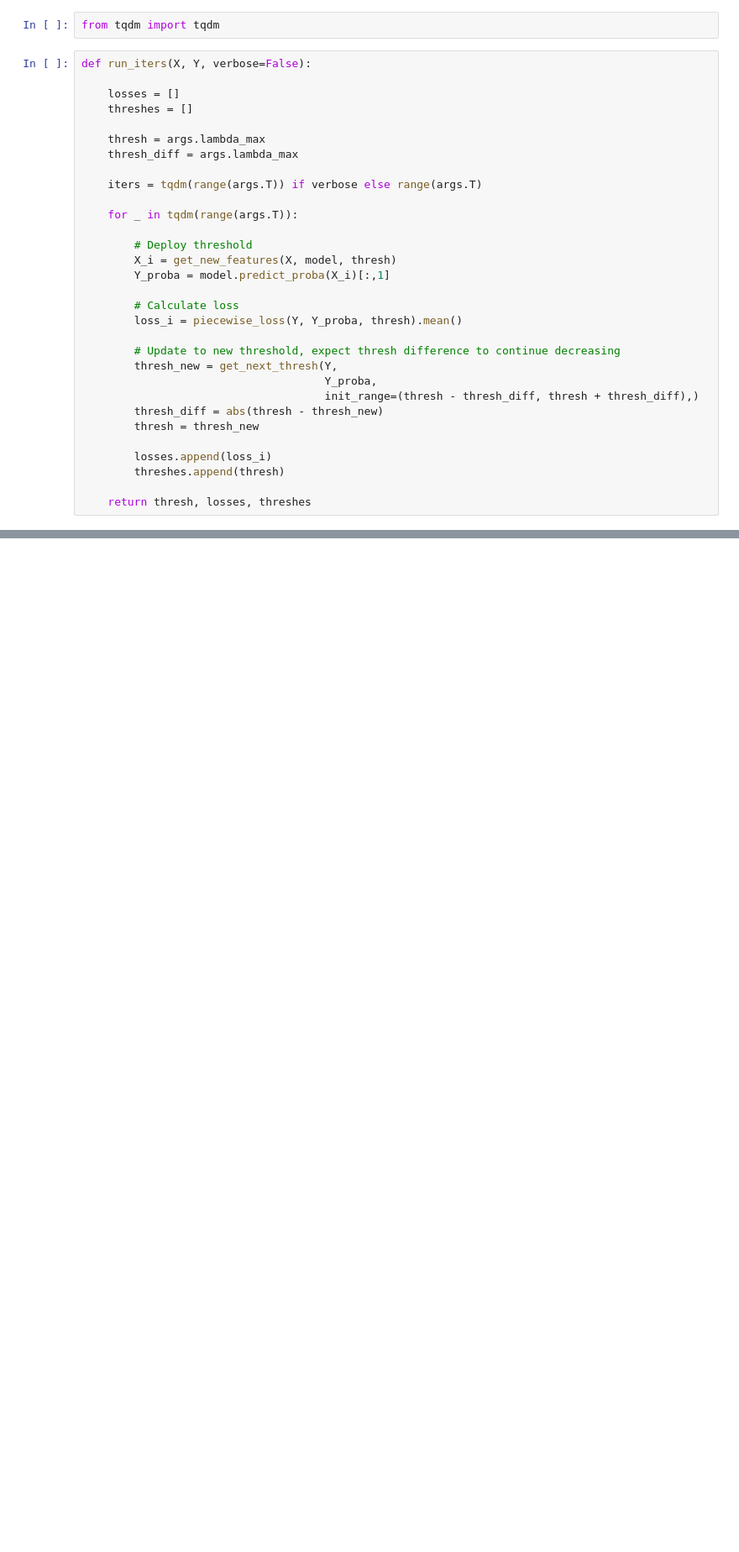
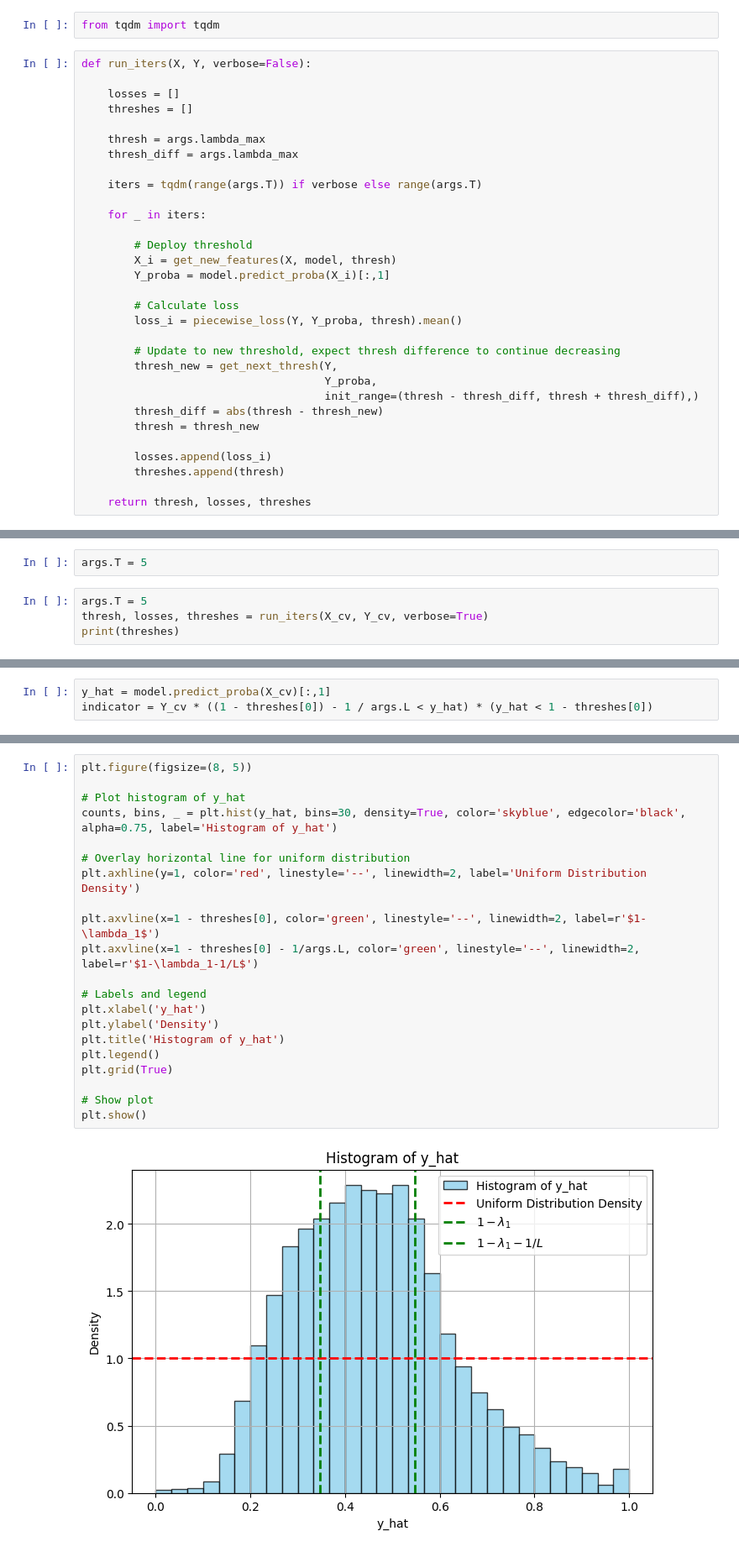
Before and after one commit to livctr/rcpp, a Jupyter notebook: credit-scoring/rcpp-02-19.ipynb, the cells around one changed output, grey strips where cells are left out. Shown at 84% size. Cells and saved outputs as stored; diff of their text form; blank space fills up the shorter version.

```diff
--- a/credit-scoring/rcpp-02-19.ipynb
+++ b/credit-scoring/rcpp-02-19.ipynb
@@ -203,7 +285,7 @@ def run_iters(X, Y, verbose=False):
 
     iters = tqdm(range(args.T)) if verbose else range(args.T)
 
-    for _ in tqdm(range(args.T)):
+    for _ in iters:
 
         # Deploy threshold
         X_i = get_new_features(X, model, thresh)
@@ -256,3 +338,9 @@ def simulate_thresh_sensitivity(X_cv, Y_cv, num_trials=2):
     max_diff = np.max(np.abs(thresh_array - orig_thresh))
 
     return max_diff
+# %%
+args.T = 5
+# %%
+args.T = 5
+thresh, losses, threshes = run_iters(X_cv, Y_cv, verbose=True)
+print(threshes)
@@ -258,0 +353,3 @@ def simulate_thresh_sensitivity(X_cv, Y_cv, num_trials=2):
+# %%
+y_hat = model.predict_proba(X_cv)[:,1]
+indicator = Y_cv * ((1 - threshes[0]) - 1 / args.L < y_hat) * (y_hat < 1 - threshes[0])
@@ -258,0 +368,23 @@ def simulate_thresh_sensitivity(X_cv, Y_cv, num_trials=2):
+# %%
+plt.figure(figsize=(8, 5))
+
+# Plot histogram of y_hat
+counts, bins, _ = plt.hist(y_hat, bins=30, density=True, color='skyblue', edgecolor='black', alpha=0.75, label='Histogram of y_hat')
+
+# Overlay horizontal line for uniform distribution
+plt.axhline(y=1, color='red', linestyle='--', linewidth=2, label='Uniform Distribution Density')
+
+plt.axvline(x=1 - threshes[0], color='green', linestyle='--', linewidth=2, label=r'$1-\lambda_1$')
+plt.axvline(x=1 - threshes[0] - 1/args.L, color='green', linestyle='--', linewidth=2, label=r'$1-\lambda_1-1/L$')
+
+# Labels and legend
+plt.xlabel('y_hat')
+plt.ylabel('Density')
+plt.title('Histogram of y_hat')
+plt.legend()
+plt.grid(True)
+
+# Show plot
+plt.show()
+# %% [output]
+[figure, added]
```
Also changed, not shown: parts of 20 cells of this notebook, 4 other files.
